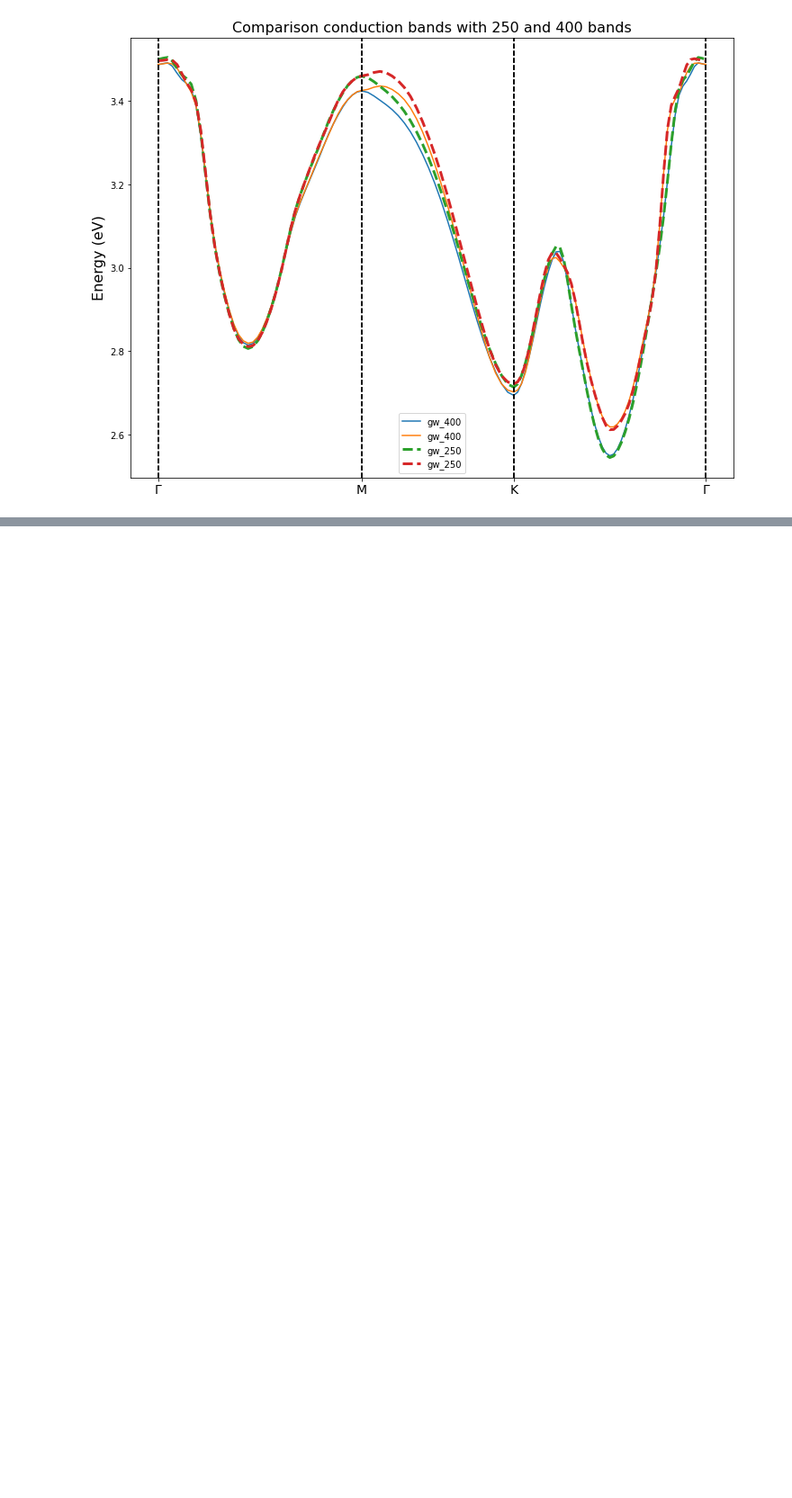
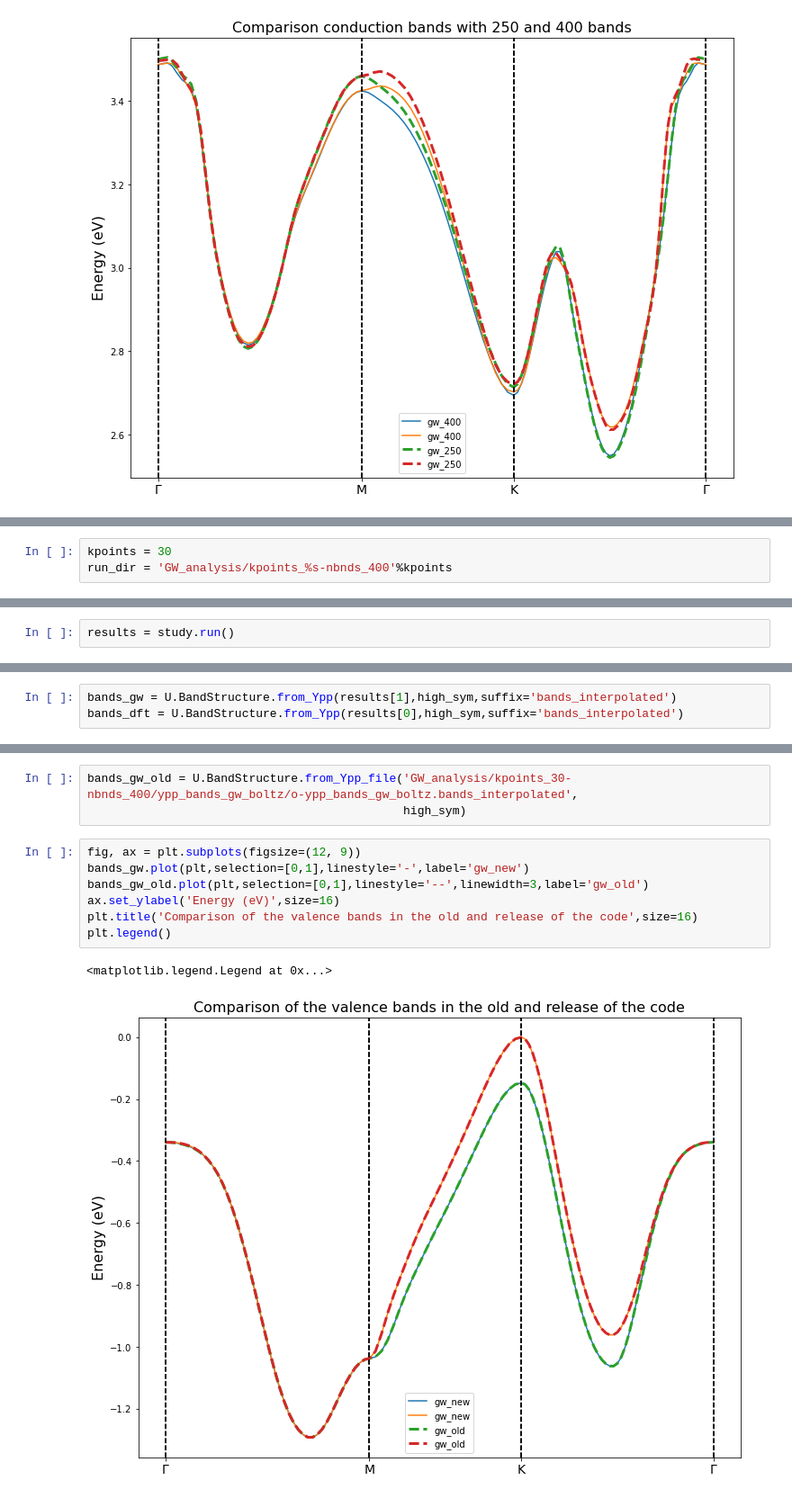
Before and after one commit to marcodalessandro76/MoS2, a Jupyter notebook: GW_Analysis.ipynb, the cells around one changed output, grey strips where cells are left out. Shown at 90% size. Cells and saved outputs as stored; diff of their text form; blank space fills up the shorter version.

```diff
--- a/GW_Analysis.ipynb
+++ b/GW_Analysis.ipynb
@@ -1588,0 +1646,3 @@ plt.legend()
+# %%
+kpoints = 30
+run_dir = 'GW_analysis/kpoints_%s-nbnds_400'%kpoints
@@ -1588,0 +1773,2 @@ plt.legend()
+# %%
+results = study.run()
@@ -1588,0 +1786,3 @@ plt.legend()
+# %%
+bands_gw = U.BandStructure.from_Ypp(results[1],high_sym,suffix='bands_interpolated')
+bands_dft = U.BandStructure.from_Ypp(results[0],high_sym,suffix='bands_interpolated')
@@ -1588,0 +1800,13 @@ plt.legend()
+# %%
+bands_gw_old = U.BandStructure.from_Ypp_file('GW_analysis/kpoints_30-nbnds_400/ypp_bands_gw_boltz/o-ypp_bands_gw_boltz.bands_interpolated',
+                                             high_sym)
+# %%
+fig, ax = plt.subplots(figsize=(12, 9))
+bands_gw.plot(plt,selection=[0,1],linestyle='-',label='gw_new')
+bands_gw_old.plot(plt,selection=[0,1],linestyle='--',linewidth=3,label='gw_old')
+ax.set_ylabel('Energy (eV)',size=16)
+plt.title('Comparison of the valence bands in the old and release of the code',size=16)
+plt.legend()
+# %% [output]
+<matplotlib.legend.Legend at 0x...>
+[figure, added]
```
Also changed, not shown: parts of 86 cells of this notebook, 2 other files.
